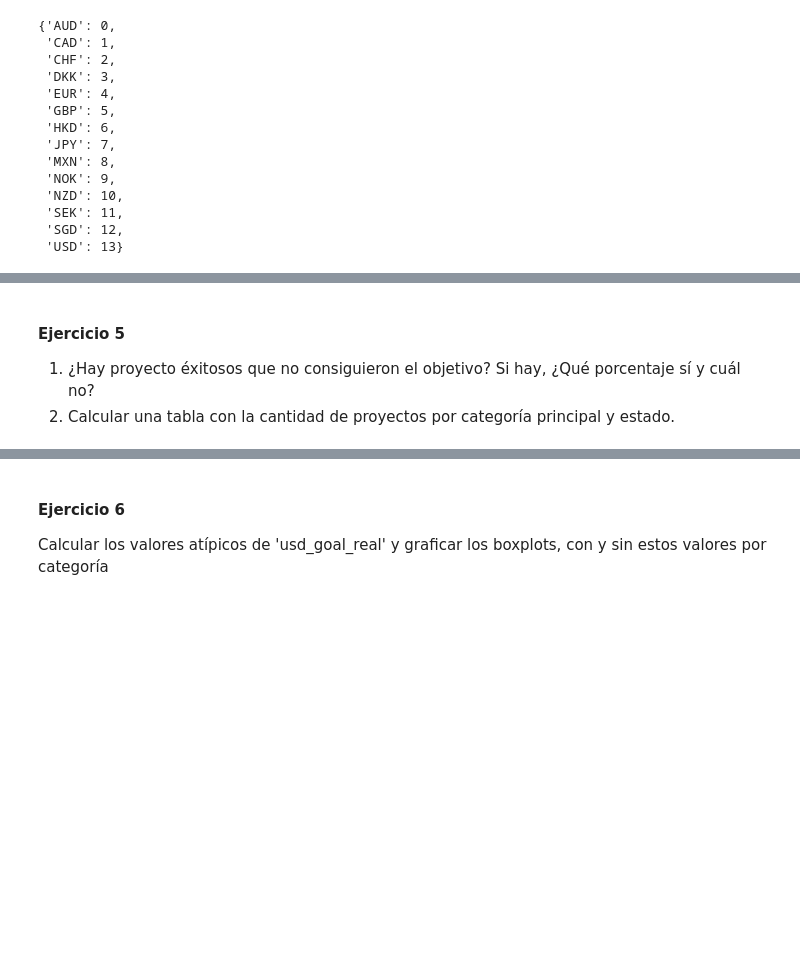
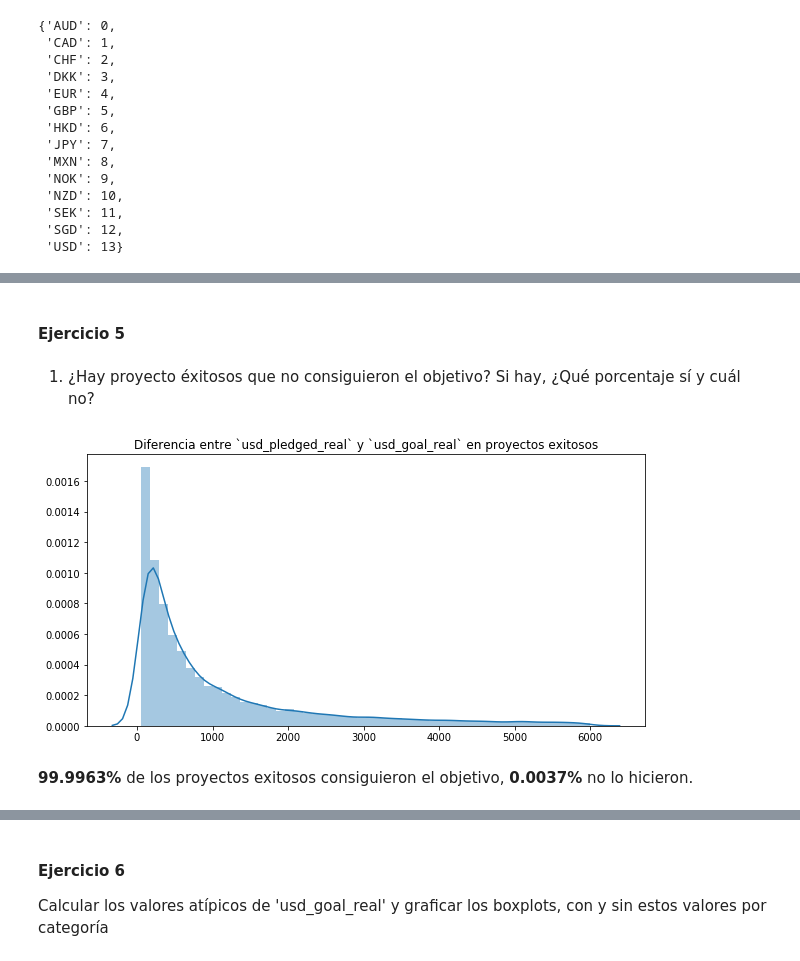
Before and after one commit to FrancoMSuarez/diplomatura-data_science-IA, a Jupyter notebook: Trabajo_Practico_2/20200620_Clase_2b.ipynb, the cells around one changed output, grey strips where cells are left out. Cells and saved outputs as stored; diff of their text form; code cells hidden in the pictures; blank space fills up the shorter version.

Commit message:
Trabajo práctico 2, clase 2 B: agregar respuestas de ejercicio 5.

```diff
--- a/Trabajo_Practico_2/20200620_Clase_2b.ipynb
+++ b/Trabajo_Practico_2/20200620_Clase_2b.ipynb
@@ -152,5 +156,25 @@ pd.DataFrame(label_binarizer.transform(kickstarter_2018.currency),
+# %% [markdown]
+#### Ejercicio 5
 # %% [markdown]
-#### Ejercicio 5
-
 1. ¿Hay proyecto éxitosos que no consiguieron el objetivo? Si hay, ¿Qué porcentaje sí y cuál no?
-2. Calcular una tabla con la cantidad de proyectos por categoría principal y estado.
+# %%
+successful_projects = kickstarter_2018[kickstarter_2018.state == 'successful']
+
+usd_diff = (successful_projects.usd_pledged_real - successful_projects.usd_goal_real)
+usd_diff_without_outliers = usd_diff[usd_diff.between(usd_diff.quantile(0.15), usd_diff.quantile(0.85))]
+
+plt.figure(figsize=(10, 5))
+sns.distplot(usd_diff_without_outliers)
+plt.title('Diferencia entre `usd_pledged_real` y `usd_goal_real` en proyectos exitosos');
+# %% [output]
+[figure, added]
+# %%
+proj_achieved_goal_prop = len(successful_projects[usd_diff >= 0]) / len(successful_projects)
+display_markdown(
+    '**{:.4%}** de los proyectos exitosos consiguieron el objetivo, **{:.4%}** no lo hicieron.'.format(
+        proj_achieved_goal_prop,
+        1 - proj_achieved_goal_prop
+    )
+)
+# %% [output]
+**99.9963%** de los proyectos exitosos consiguieron el objetivo, **0.0037%** no lo hicieron.
```
Also changed, not shown: parts of 5 cells of this notebook, 1 other file.
